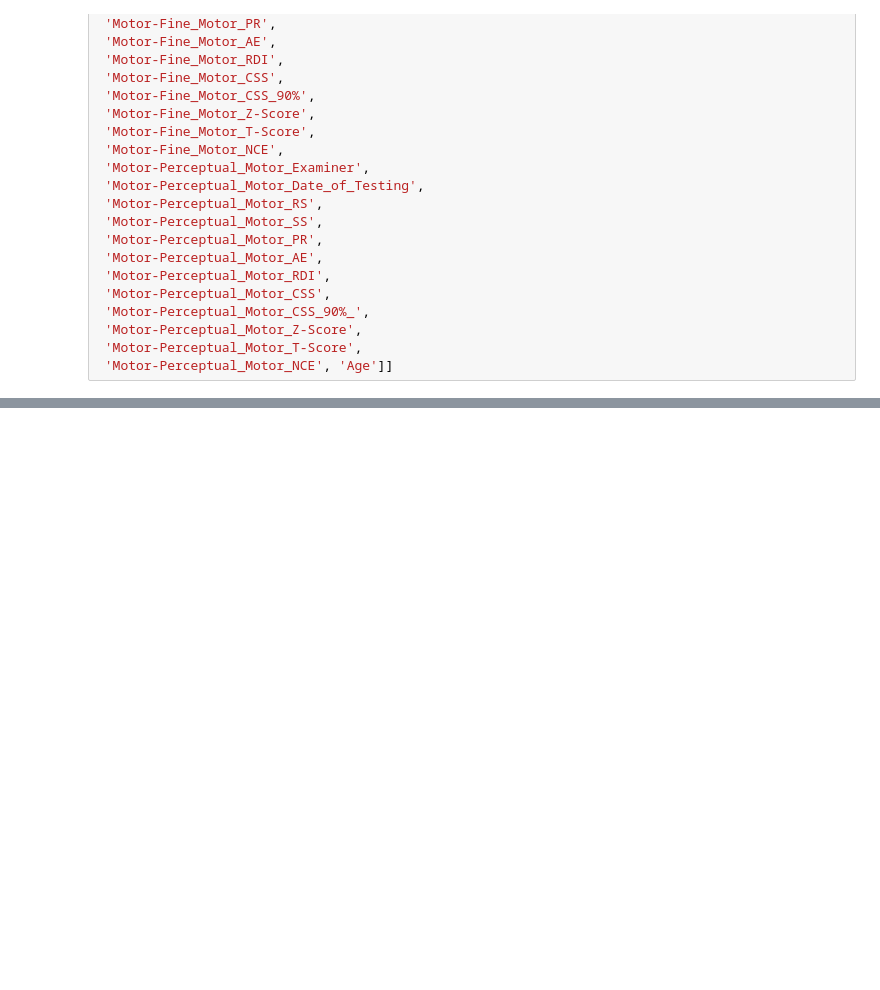
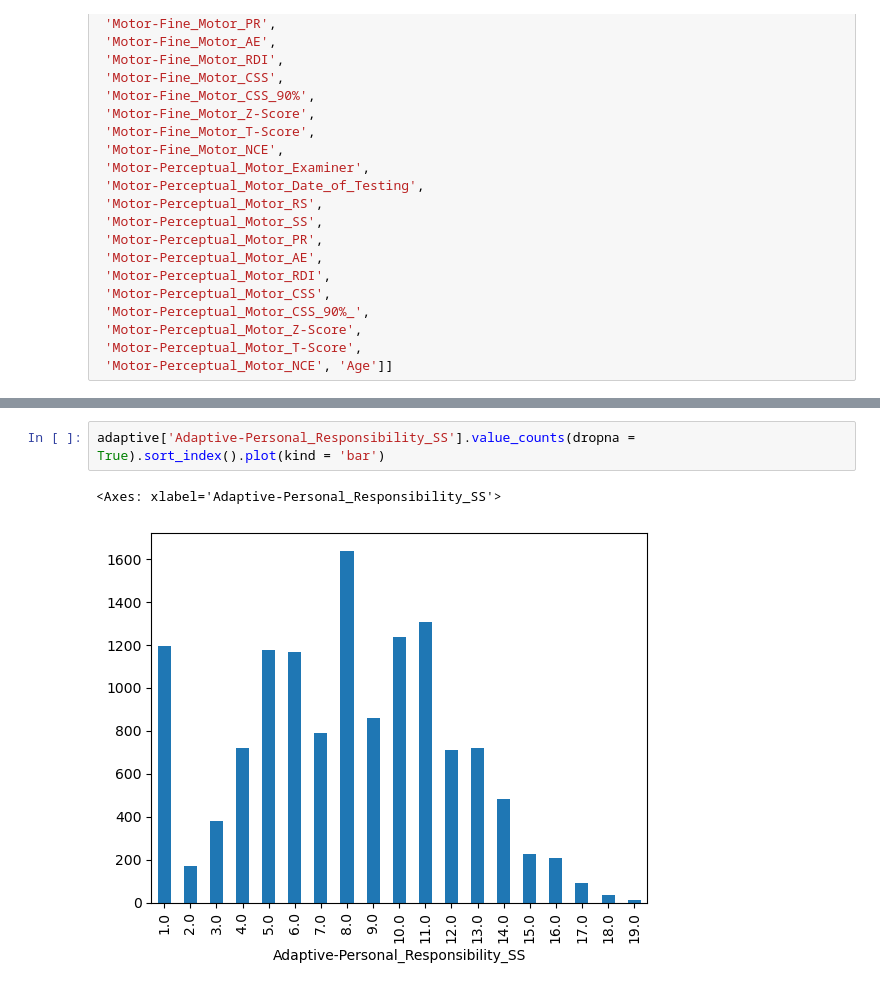
Before and after one commit to NSS-Full-Time-Data-Analytics-11/teis-project-tucker, a Jupyter notebook: teis-project-riley.ipynb, the cells around one changed output, grey strips where cells are left out. Saved outputs shown, nothing was run; the diff lists cells and outputs as text; blank space fills up the shorter version.

```diff
--- a/teis-project-riley.ipynb
+++ b/teis-project-riley.ipynb
@@ -374,0 +366,5 @@ cognitive = evals[['Child_ID',
+# %%
+adaptive['Adaptive-Personal_Responsibility_SS'].value_counts(dropna = True).sort_index().plot(kind = 'bar')
+# %% [output]
+<Axes: xlabel='Adaptive-Personal_Responsibility_SS'>
+[figure, added]
```
Also changed, not shown: parts of 12 cells of this notebook.
